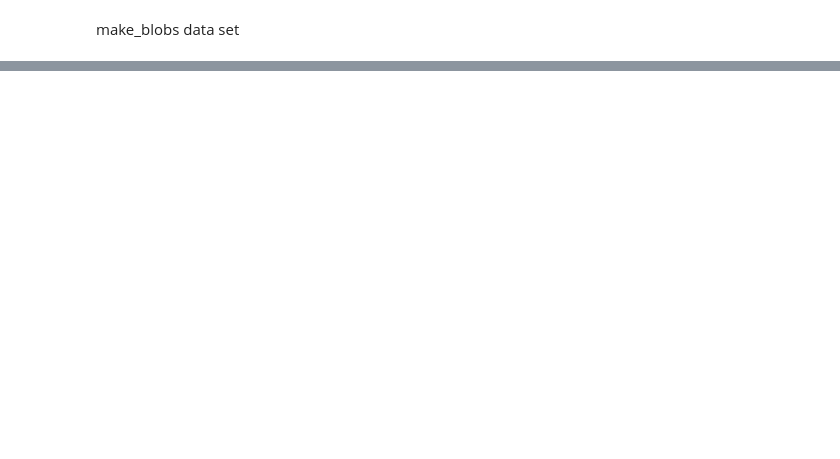
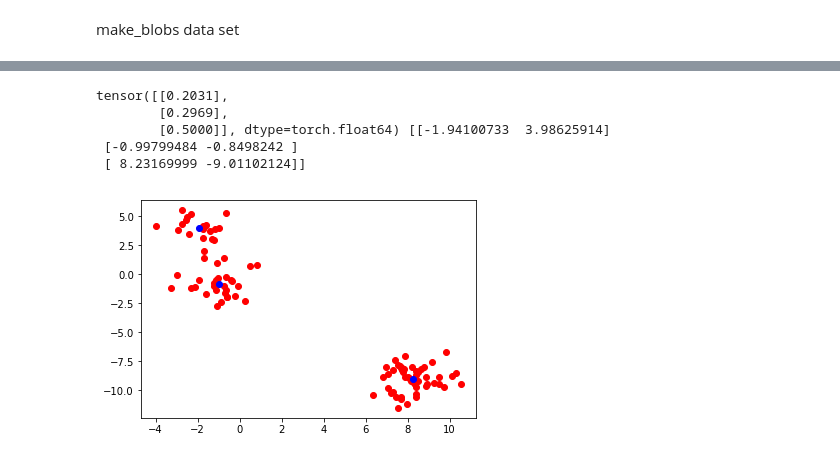
Before and after one commit to dl541/Variational-Inference-and-clustering, a Jupyter notebook: Clustering with Pytorch.ipynb, the cells around one changed output, grey strips where cells are left out. Cells and saved outputs as stored; diff of their text form; code cells hidden in the pictures; blank space fills up the shorter version.

```diff
--- a/Clustering with Pytorch.ipynb
+++ b/Clustering with Pytorch.ipynb
@@ -126,0 +188,19 @@ array([0, 1, 2, 0, 2, 2, 0, 0, 0, 0, 1, 1, 1, 2, 2, 2, 1, 2, 2, 1, 1, 1,
+# %%
+X1,y1 = make_blobs(n_samples = 50,centers = 1)
+X2,y2 = make_blobs(n_samples = 30, centers = 1)
+X3,y3 = make_blobs(n_samples = 20, centers = 1)
+X_uneven = np.concatenate((X1,X2,X3))
+
+log_pi, means = GMM_with_EM(X_uneven, n_iterations = 10)
+
+print(np.exp(log_pi), means)
+plt.plot(X_uneven[:,0], X_uneven[:,1], 'ro')
+plt.plot(means[:,0],means[:,1],'bo')
+plt.show()
+# %% [output]
+tensor([[0.2031],
+        [0.2969],
+        [0.5000]], dtype=torch.float64) [[-1.94100733  3.98625914]
+ [-0.99799484 -0.8498242 ]
+ [ 8.23169999 -9.01102124]]
+[figure, added]
```
Also changed, not shown: parts of 8 cells of this notebook.
